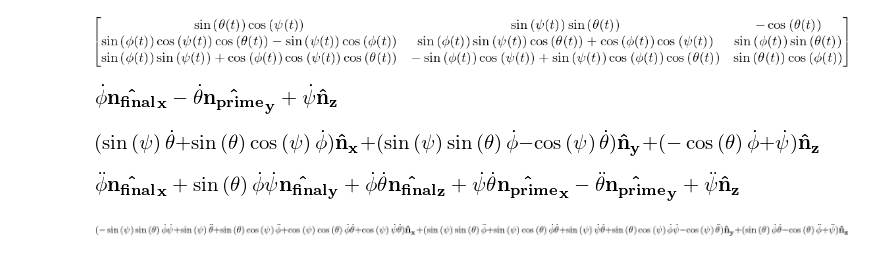
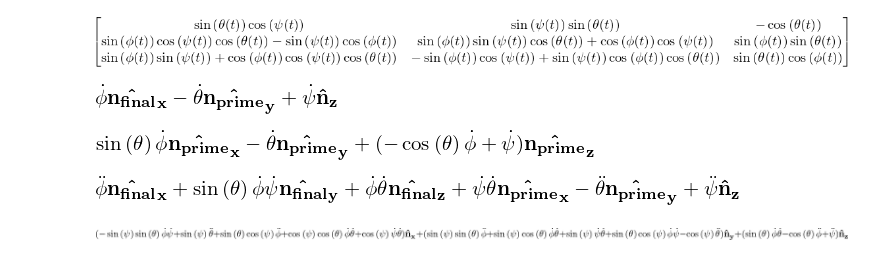
Before and after one commit to DocVaughan/MCHE513---Intermediate-Dynamics, a Jupyter notebook: MCHE513 - Mid-Term 1 - Fall 2015.ipynb, the cells around one changed output. Drawn from its saved outputs; the diff is of its cells as text; code cells hidden in the pictures.

```diff
--- a/MCHE513 - Mid-Term 1 - Fall 2015.ipynb
+++ b/MCHE513 - Mid-Term 1 - Fall 2015.ipynb
@@ -201,9 +234,9 @@ N_disk.ang_vel_in(N)
 [figure]
 # %%
 # We can also express the angular velocity in a single frame
-N_disk.ang_vel_in(N).express(N)
+N_disk.ang_vel_in(N).express(N_prime)
 # %% [output]
-[figure, old version]
+[figure, new version]
 # %%
 # We can write the angular acceleration in a similar way
 N_disk.ang_acc_in(N)
```
Also changed, not shown: parts of 18 cells of this notebook.
